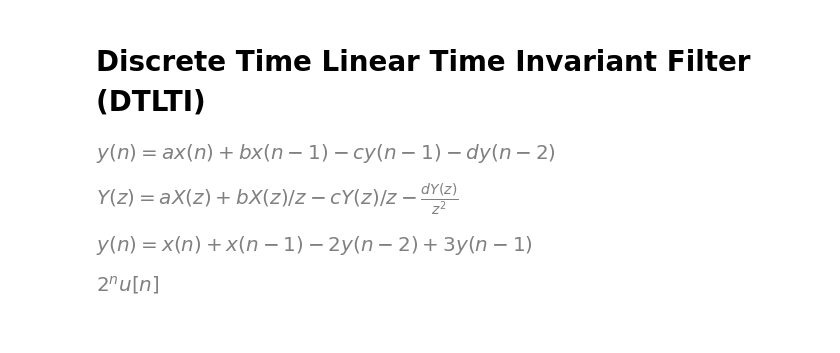
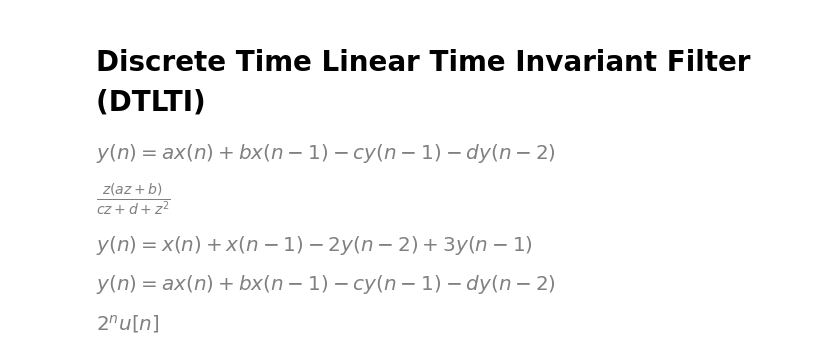
Before and after one commit to SM2A/Signals_and_Systems_Course_Projects, a Jupyter notebook: CA3/Source/5 - Difference Equation.ipynb, the cells around one changed output. Cells and saved outputs as stored; diff of their text form; code cells hidden in the pictures; blank space fills up the shorter version.

```diff
--- a/CA3/Source/5 - Difference Equation.ipynb
+++ b/CA3/Source/5 - Difference Equation.ipynb
@@ -13,10 +13,10 @@ LPF.expr
 # %% [output]
 [figure]
 # %%
-Y = LPF(lcapy.z)
+Y = LPF.transfer_function()
 Y.expr
 # %% [output]
-[figure, old version]
+[figure, new version]
 # %%
 # Frequency response
 # %%
@@ -31,3 +29,7 @@ LPF.expr
+# %%
+Y.difference_equation('x', 'y', 'iir').expr
+# %% [output]
+[figure, added]
 # %%
 x_n = lcapy.expr('(2 ** n) * u(n)')
 x_n.expr
```
Also changed, not shown: parts of 1 cell of this notebook, 1 other file.
